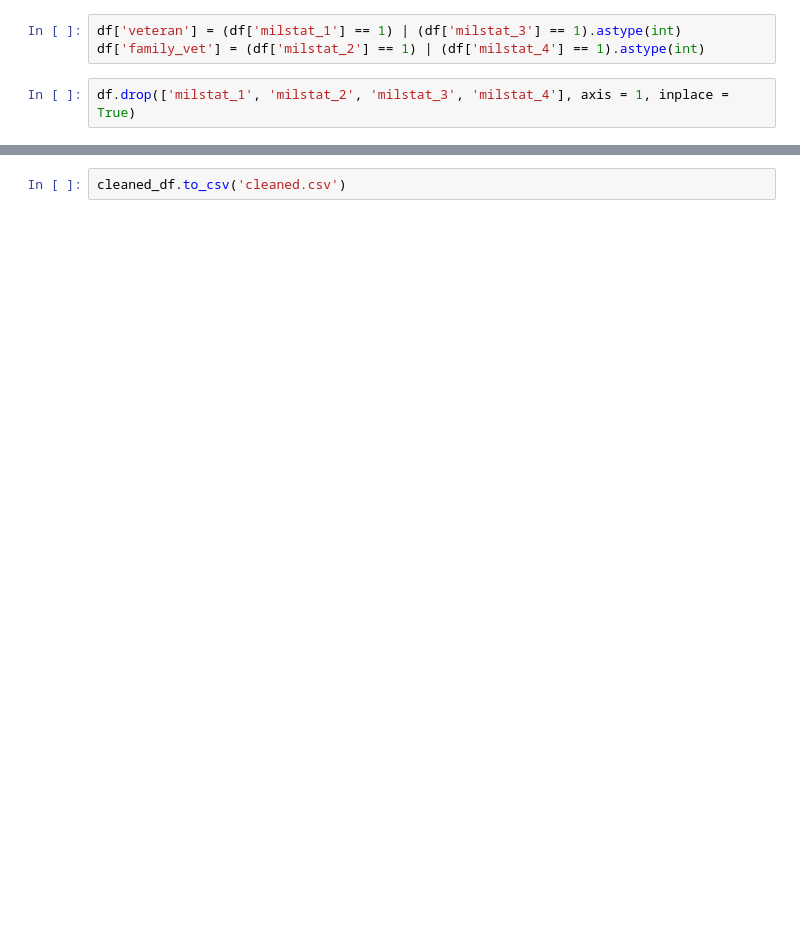
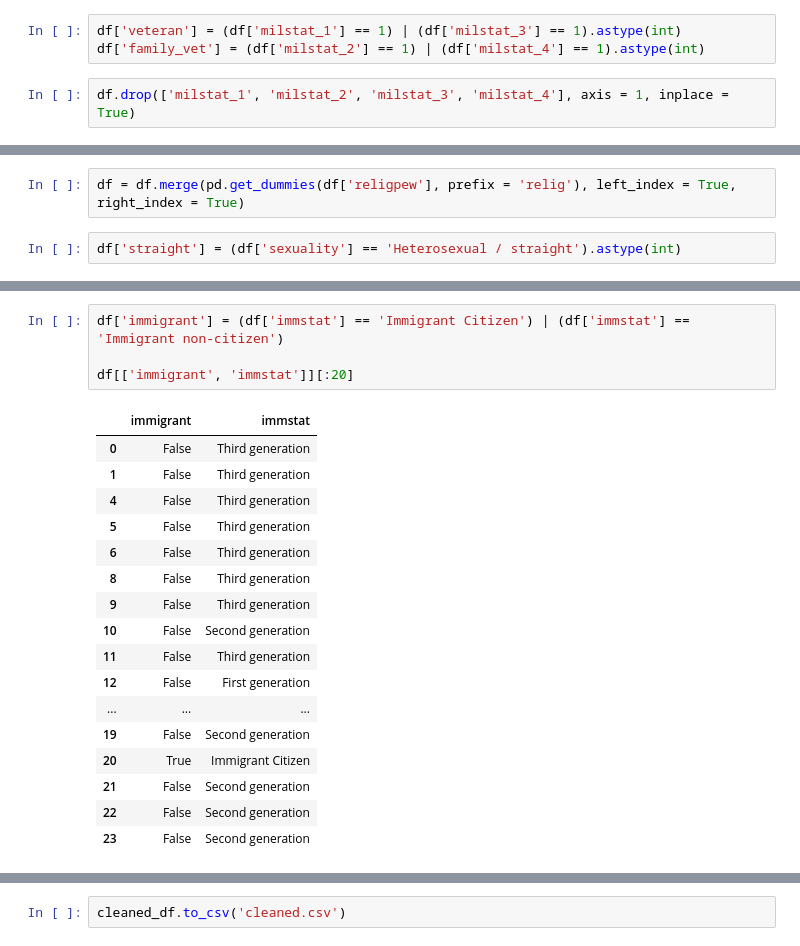
Before and after one commit to joshyou/springboard, a Jupyter notebook: Project 2/Capstone 2 wrangling.ipynb, the cells around one changed output, grey strips where cells are left out. Cells and saved outputs as stored; diff of their text form; blank space fills up the shorter version.

```diff
--- a/Project 2/Capstone 2 wrangling.ipynb
+++ b/Project 2/Capstone 2 wrangling.ipynb
@@ -735,0 +812,4 @@ df.drop(['milstat_1', 'milstat_2', 'milstat_3', 'milstat_4'], axis = 1, inplace
+# %%
+df = df.merge(pd.get_dummies(df['religpew'], prefix = 'relig'), left_index = True, right_index = True)
+# %%
+df['straight'] = (df['sexuality'] == 'Heterosexual / straight').astype(int)
@@ -735,0 +826,22 @@ df.drop(['milstat_1', 'milstat_2', 'milstat_3', 'milstat_4'], axis = 1, inplace
+# %%
+df['immigrant'] = (df['immstat'] == 'Immigrant Citizen') | (df['immstat'] == 'Immigrant non-citizen')
+
+df[['immigrant', 'immstat']][:20]
+# %% [output]
+|  | immigrant | immstat |
+| 0 | False | Third generation |
+| 1 | False | Third generation |
+| 4 | False | Third generation |
+| 5 | False | Third generation |
+| 6 | False | Third generation |
+| 8 | False | Third generation |
+| 9 | False | Third generation |
+| 10 | False | Second generation |
+| 11 | False | Third generation |
+| 12 | False | First generation |
+| ... | ... | ... |
+| 19 | False | Second generation |
+| 20 | True | Immigrant Citizen |
+| 21 | False | Second generation |
+| 22 | False | Second generation |
+| 23 | False | Second generation |
```
Also changed, not shown: parts of 26 cells of this notebook, 2 other files.
